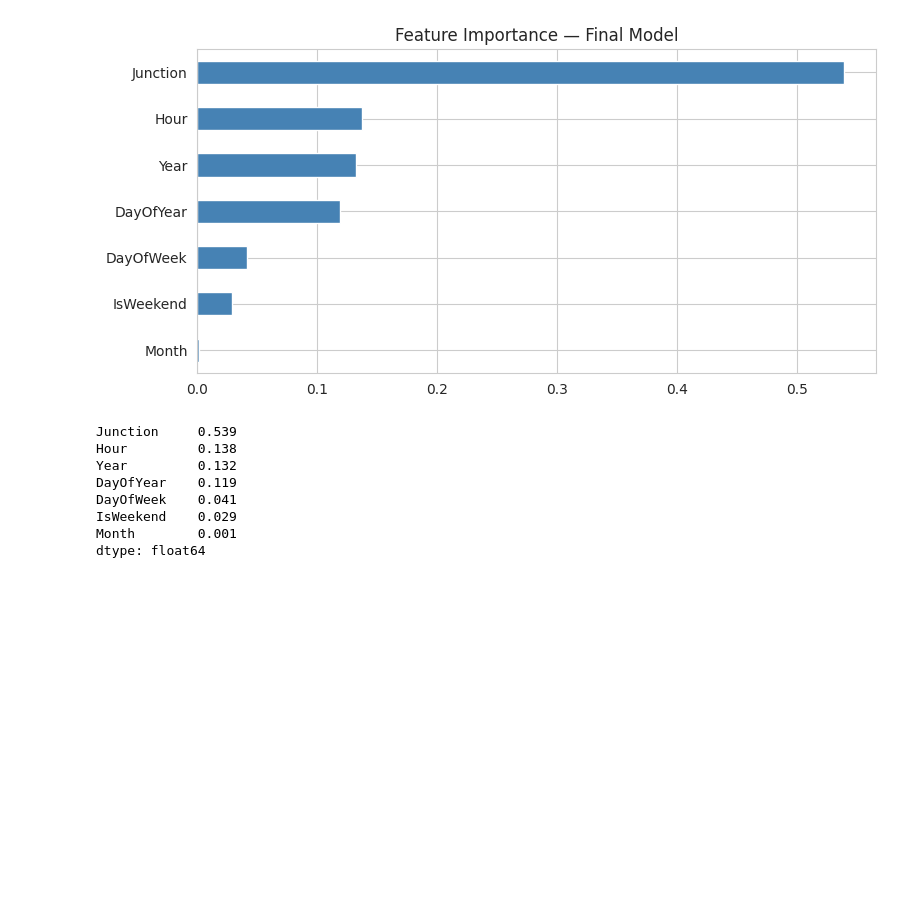
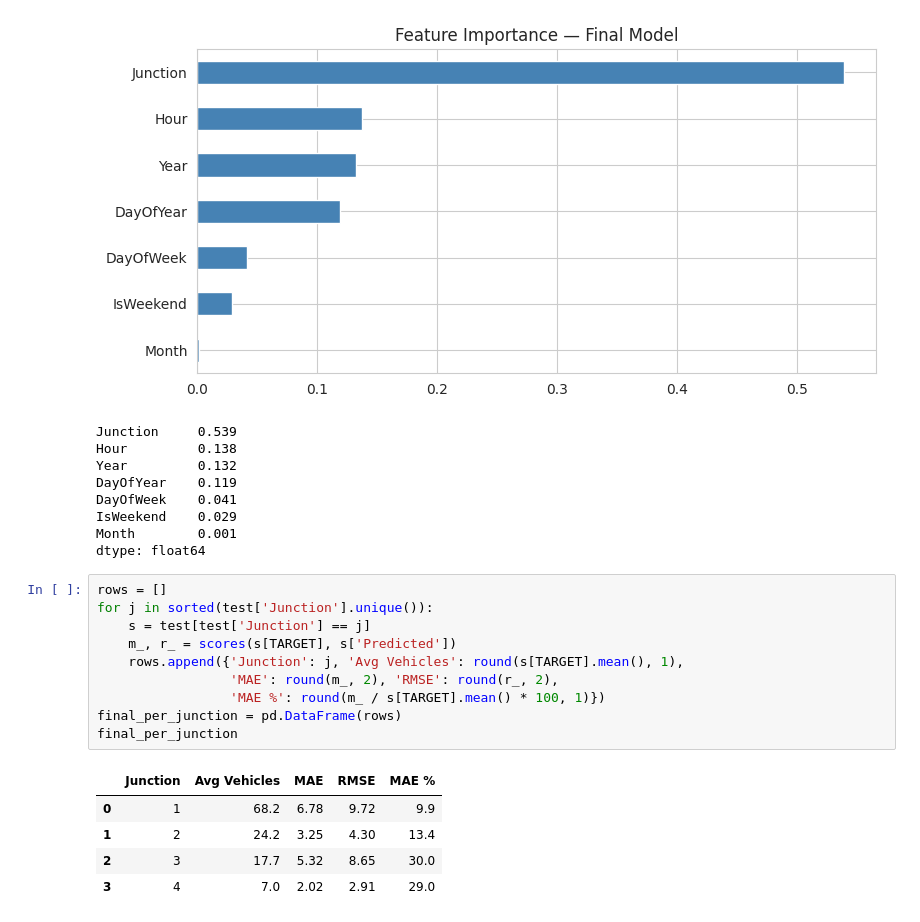
Before and after one commit to SmitPatil2004/traffic-forecasting-uct, a Jupyter notebook: notebooks/03_traffic_modelling_ipynb_ipynb.ipynb, the cells around one changed output. Saved outputs shown, nothing was run; the diff lists cells and outputs as text; blank space fills up the shorter version.

```diff
--- a/notebooks/03_traffic_modelling_ipynb_ipynb.ipynb
+++ b/notebooks/03_traffic_modelling_ipynb_ipynb.ipynb
@@ -215,3 +215,19 @@ DayOfWeek    0.041
 IsWeekend    0.029
 Month        0.001
 dtype: float64
+# %%
+rows = []
+for j in sorted(test['Junction'].unique()):
+    s = test[test['Junction'] == j]
+    m_, r_ = scores(s[TARGET], s['Predicted'])
+    rows.append({'Junction': j, 'Avg Vehicles': round(s[TARGET].mean(), 1),
+                 'MAE': round(m_, 2), 'RMSE': round(r_, 2),
+                 'MAE %': round(m_ / s[TARGET].mean() * 100, 1)})
+final_per_junction = pd.DataFrame(rows)
+final_per_junction
+# %% [output]
+|  | Junction | Avg Vehicles | MAE | RMSE | MAE % |
+| 0 | 1 | 68.2 | 6.78 | 9.72 | 9.9 |
+| 1 | 2 | 24.2 | 3.25 | 4.30 | 13.4 |
+| 2 | 3 | 17.7 | 5.32 | 8.65 | 30.0 |
+| 3 | 4 | 7.0 | 2.02 | 2.91 | 29.0 |
```
Also changed, not shown: parts of 1 cell of this notebook.
